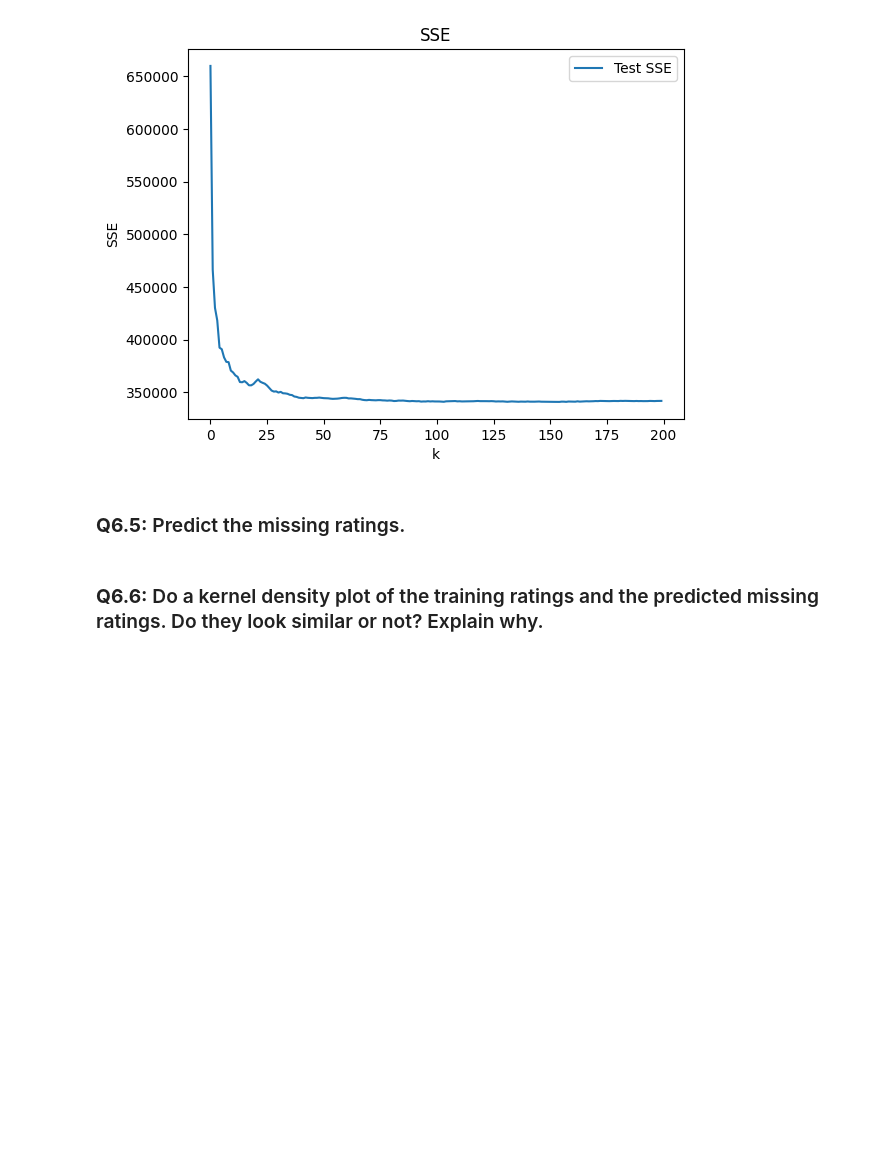
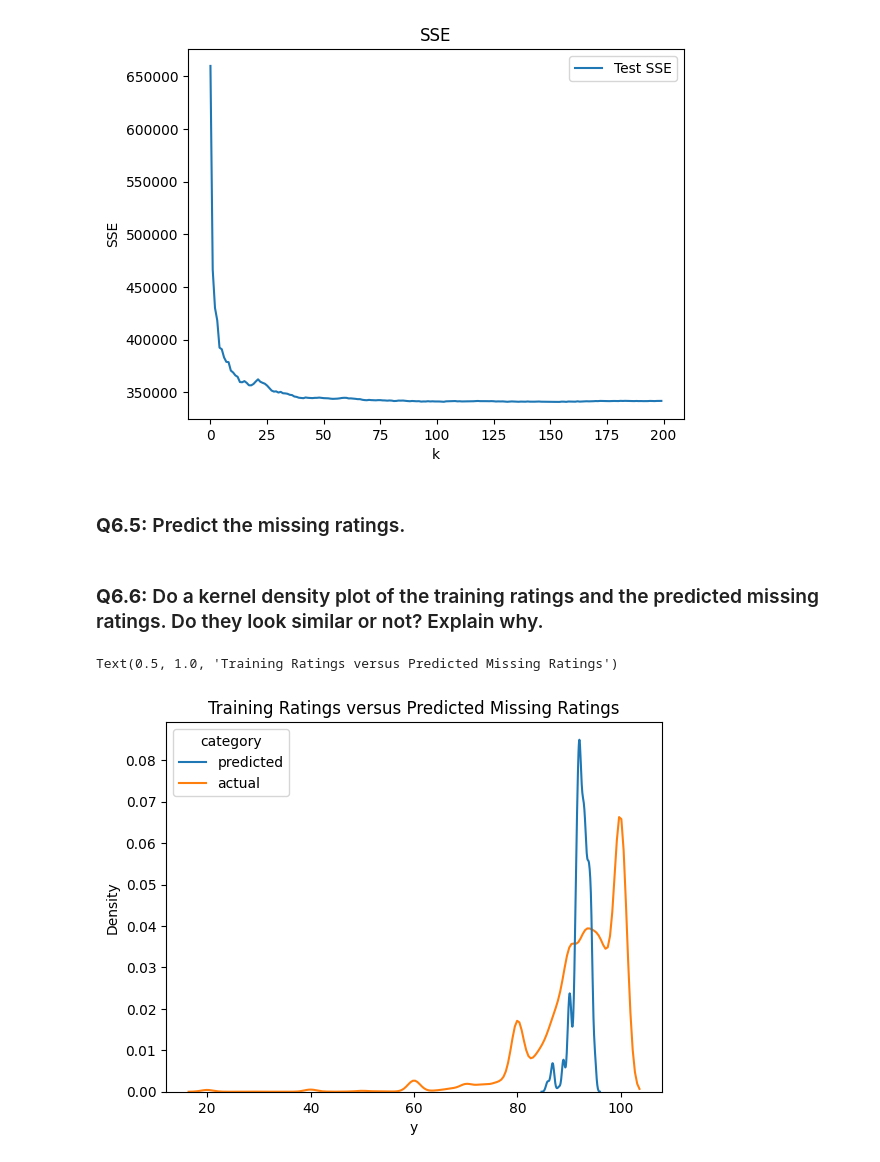
Before and after one commit to genevievepur/ds3001-knn, a Jupyter notebook: assignment_knn.ipynb, the cells around one changed output. Drawn from its saved outputs; the diff is of its cells as text; code cells hidden in the pictures; blank space fills up the shorter version.

```diff
--- a/assignment_knn.ipynb
+++ b/assignment_knn.ipynb
@@ -284,5 +281,19 @@ model = KNeighborsRegressor(n_neighbors=k_star[0])
 fitted_model = model.fit(X_train, y_train)
 # %% [markdown]
 ### **Q6.5:** Predict the missing ratings.
+# %%
+x_impute = df_impute.loc[:, ['Price', 'Beds']]
+x_impute = x_impute.dropna(axis=0, how='any')
+y_hat = fitted_model.predict(x_impute)
 # %% [markdown]
 ### **Q6.6:** Do a kernel density plot of the training ratings and the predicted missing ratings. Do they look similar or not? Explain why.
+# %%
+predicted = pd.DataFrame.from_dict({'y':y_hat, 'category': 'predicted'})
+actual = pd.DataFrame.from_dict({'y':df['Review Scores Rating'], 'category': 'actual'})
+reviews = pd.concat([predicted, actual], axis=0)
+
+sns.kdeplot(data=reviews, x='y', hue='category')
+plt.title('Training Ratings versus Predicted Missing Ratings')
+# %% [output]
+Text(0.5, 1.0, 'Training Ratings versus Predicted Missing Ratings')
+[figure, added]
```
Also changed, not shown: parts of 4 cells of this notebook.
